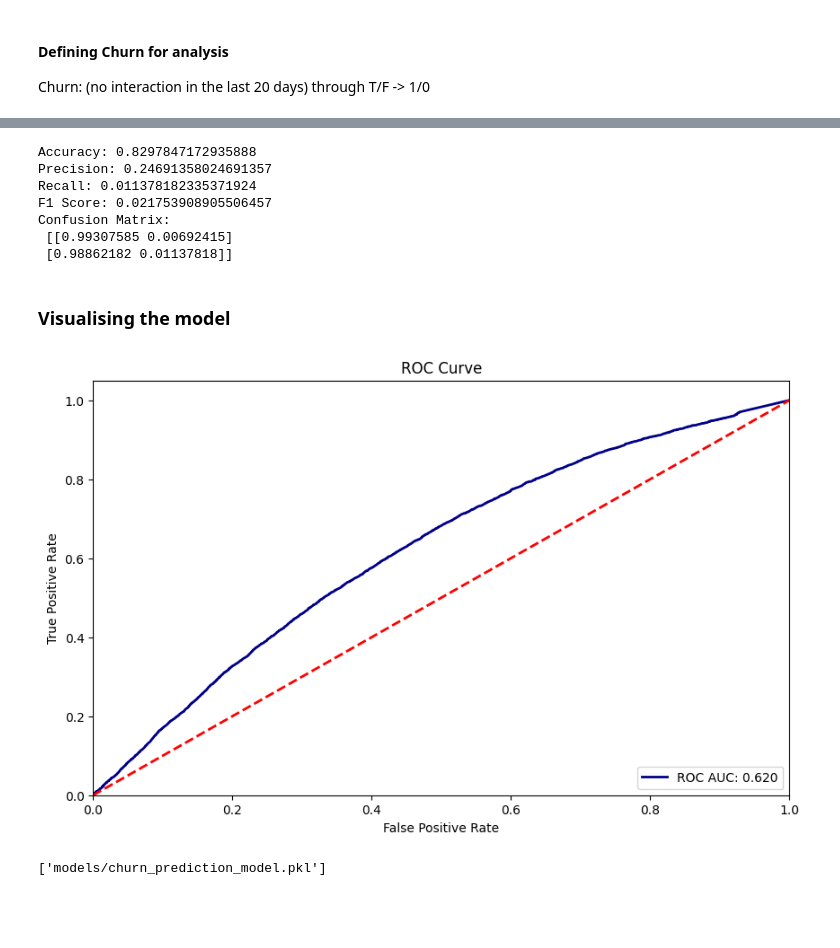
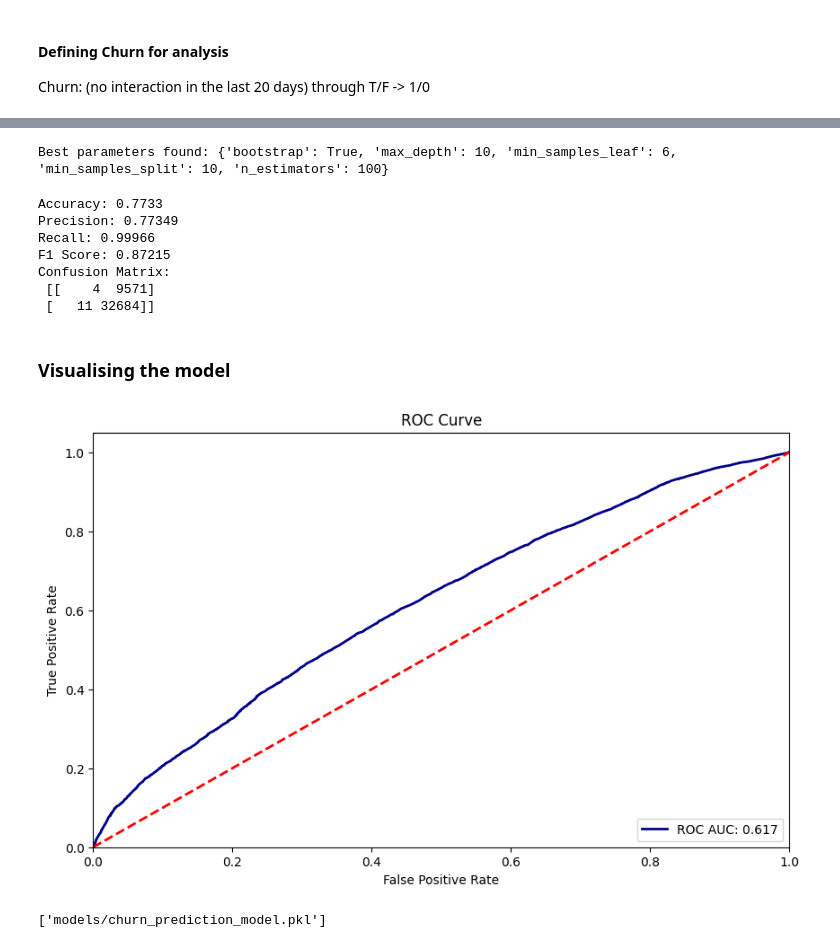
Before and after one commit to scottpitcher/spotify-user-engagement, a Jupyter notebook: customer_churn.ipynb, the cells around one changed output, grey strips where cells are left out. Drawn from its saved outputs; the diff is of its cells as text; code cells hidden in the pictures; blank space fills up the shorter version.

```diff
--- a/customer_churn.ipynb
+++ b/customer_churn.ipynb
@@ -28,7 +28,7 @@ user_last_played['churn'] = user_last_played['days_since_last_played'] > 20 # De
 
 # Add randomness to the churn, adding variability to mimic reality
 np.random.seed(42)  # reproducibility
-flip_prob = 0.15  # Probability churn changing
+flip_prob = 0.20  # Probability churn changing
 random_flips = np.random.rand(len(user_last_played)) < flip_prob
 user_last_played['churn'] = user_last_played['churn'] ^ random_flips
 
@@ -38,6 +38,7 @@ data = data.merge(user_last_played[['user_id', 'churn']], on='user_id', how='lef
 # convert churn from T/F to 1/0
 data['churn'] = data['churn'].astype(int)
 
+data.to_csv("data/user/user_churn.csv", index=False)
 data.head(10)
 # %% [output]
 |  | user_id | song_id | play_count | last_played | user_age | user_country | days_since_last_played | churn |
@@ -66,7 +67,7 @@ churn
 Name: count, dtype: int64
 # %%
 # Define features and target
-features = ['last_played','user_age', 'play_count']
+features = ['user_age', 'play_count']
 target = 'churn'
 
 X = data[features]
@@ -78,19 +79,21 @@ X_train, X_test, y_train, y_test = train_test_split(X, y, test_size=0.2, random_
 # Hyperparameter Tuning using GridSearchCV
 param_grid = {
     'n_estimators': [50,100],
-    'max_depth': [5,7,10],
+    'max_depth': [5,10],
     'min_samples_split': [10,15],
     'min_samples_leaf': [4,6],
     'bootstrap': [True]
 }
 
 rf = RandomForestClassifier(random_state=42)
-grid_search = GridSearchCV(estimator=rf, param_grid=param_grid, cv=3, n_jobs=-1, verbose=2, scoring='roc_auc')
+grid_search = GridSearchCV(estimator=rf, param_grid=param_grid, cv=3, n_jobs=-1, verbose=0, scoring='roc_auc')
 grid_search.fit(X_train, y_train)
 
 # Best model from GridSearch
 best_rf = grid_search.best_estimator_
 print(f'Best parameters found: {grid_search.best_params_}')
+# %% [output]
+Best parameters found: {'bootstrap': True, 'max_depth': 10, 'min_samples_leaf': 6, 'min_samples_split': 10, 'n_estimators': 100}
 # %%
 # Predict and evaluate
 y_pred = best_rf.predict(X_test)
@@ -99,42 +102,42 @@ precision = precision_score(y_test, y_pred)
 recall = recall_score(y_test, y_pred)
 f1 = f1_score(y_test, y_pred)
 
-print(f'Accuracy: {accuracy}')
-print(f'Precision: {precision}')
-print(f'Recall: {recall}')
-print(f'F1 Score: {f1}')
-print(f'Confusion Matrix: \n {confusion_matrix(y_test, y_pred,normalize='true')}')
+print(f'Accuracy: {accuracy:.4f}')
+print(f'Precision: {precision:.5f}')
+print(f'Recall: {recall:.5f}')
+print(f'F1 Score: {f1:.5f}')
+print(f'Confusion Matrix: \n {confusion_matrix(y_test, y_pred)}')
 # %% [output]
-Accuracy: 0.8297847172935888
-Precision: 0.24691358024691357
-Recall: 0.011378182335371924
-F1 Score: 0.021753908905506457
+Accuracy: 0.7733
+Precision: 0.77349
+Recall: 0.99966
+F1 Score: 0.87215
 Confusion Matrix:
- [[0.99307585 0.00692415]
- [0.98862182 0.01137818]]
+ [[    4  9571]
+ [   11 32684]]
 # %% [markdown]
 ### Visualising the model
 # %%
 # Make predictions
-y_pred_proba = model.predict_proba(X_test)[:, 1]
+y_pred_proba = best_rf.predict_proba(X_test)[:, 1]
 
 # Calculate ROC curve and AUC
 fpr, tpr, thresholds = roc_curve(y_test, y_pred_proba)
 roc_auc = auc(fpr, tpr)
 
 # Plot the ROC curve
 plt.figure(figsize=(10, 6)) # making the figure larger
 plt.plot(fpr, tpr, color='darkblue', lw=2, label=f'ROC AUC: {roc_auc:.3f}')
 plt.plot([0, 1], [0, 1], color='red', lw=2, linestyle='--') # diagonal line for ref
 plt.xlim([0.0, 1.0]) # correct limits
 plt.ylim([0.0, 1.05]) # limits + extra for visual aid
 plt.xlabel('False Positive Rate')
 plt.ylabel('True Positive Rate')
 plt.title('ROC Curve')
 plt.legend(loc="lower right")
 plt.show()
 # %% [output]
-[figure, old version]
+[figure, new version]
 # %%
 # Save the model
 import joblib
```
Also changed, not shown: parts of 2 cells of this notebook, 3 other files.
